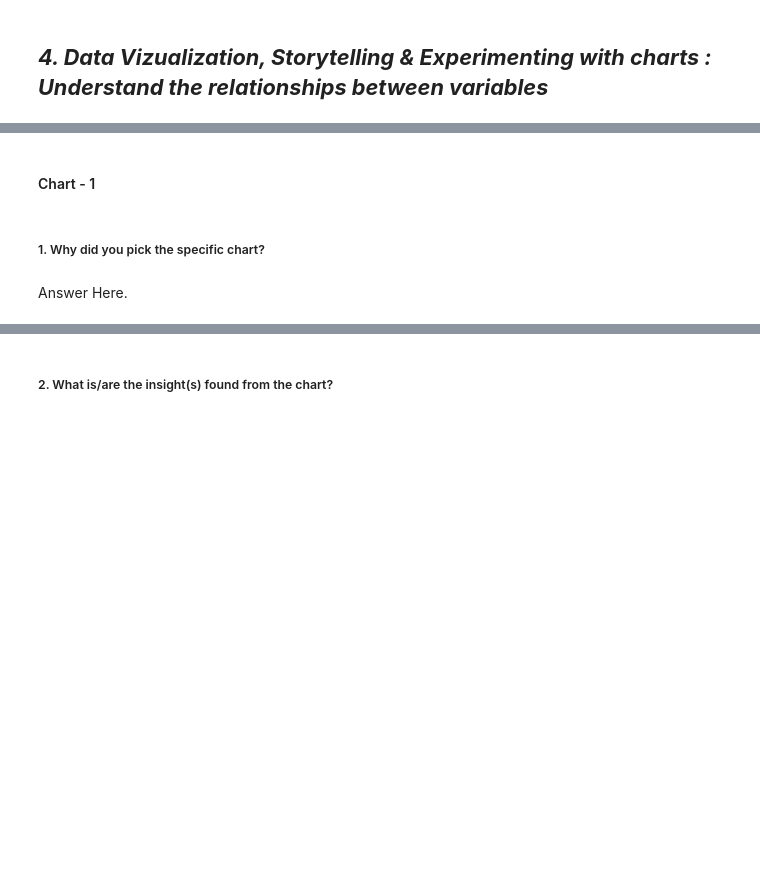
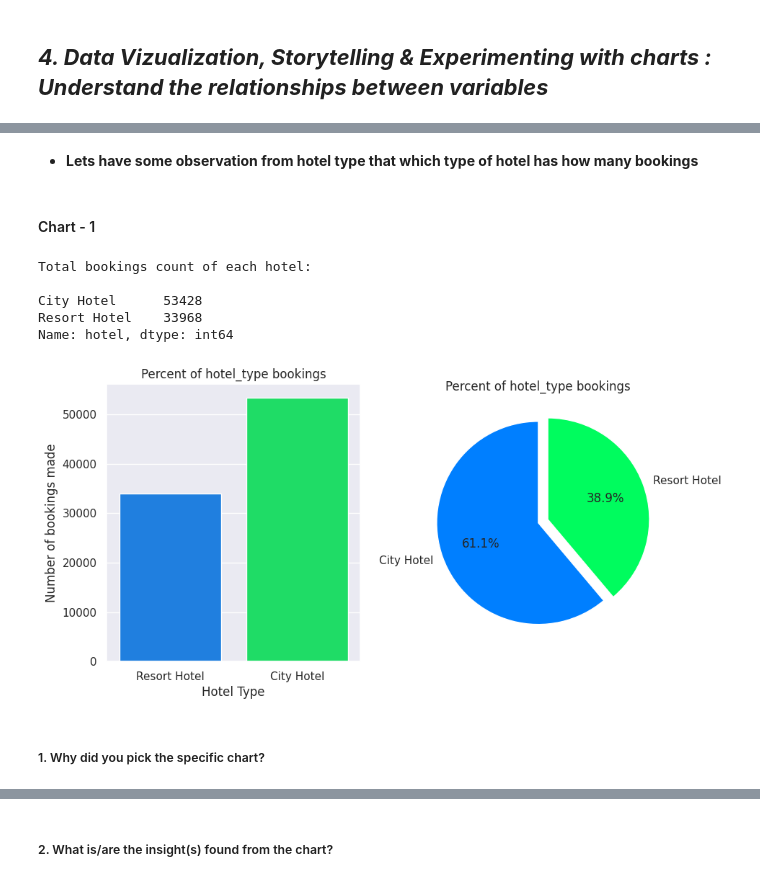
Before and after one commit to k9-Ashish/Hotel_Booking_Analysis_EDA_Capstone_Project, a Jupyter notebook: Hotel_Booking_Analysis_Capstone_Project.ipynb, the cells around one changed output, grey strips where cells are left out. Saved outputs shown, nothing was run; the diff lists cells and outputs as text; code cells hidden in the pictures; blank space fills up the shorter version.

```diff
--- a/Hotel_Booking_Analysis_Capstone_Project.ipynb
+++ b/Hotel_Booking_Analysis_Capstone_Project.ipynb
@@ -370,2 +391,4 @@ Answer Here.
+# %% [markdown]
+* **Lets have some observation from hotel type that which type of hotel has how many bookings**
 # %% [markdown]
 #### Chart - 1
@@ -374,4 +395,35 @@ Answer Here.
+# %%
+# Chart - 1 visualization code
+# Total bookings count of each hotel
+count_of_hotel_type = df['hotel'].value_counts()
+print(f"Total bookings count of each hotel:\n\n{count_of_hotel_type}")
+# %% [output]
+Total bookings count of each hotel:
+
+City Hotel      53428
+Resort Hotel    33968
+Name: hotel, dtype: int64
+# %%
+# Using countplot from seaborn to get the count of bookings for each type of hotel
+sns.set(font_scale=1)
+sns.set_palette('gist_ncar')
+plt.figure(figsize=(10, 5))
+
+plt.subplot(1, 2, 1)
+sns.countplot(data=df, x='hotel')
+plt.title('Percent of hotel_type bookings')
+plt.xlabel('Hotel Type')
+plt.ylabel('Number of bookings made')
+
+# Using pie from matplot to get the percent of bookings for each type of hotel
+count_of_hotel_type = df['hotel'].value_counts()
+
+plt.subplot(1, 2, 2)
+plt.pie(list(count_of_hotel_type), labels=count_of_hotel_type.index, autopct='%1.01f%%', startangle=90, explode=(0, 0.1))
+plt.title('Percent of hotel_type bookings')
+
+plt.show()
+# %% [output]
+[figure, added]
 # %% [markdown]
 ##### 1. Why did you pick the specific chart?
-# %% [markdown]
-Answer Here.
```
Also changed, not shown: parts of 146 cells of this notebook.
